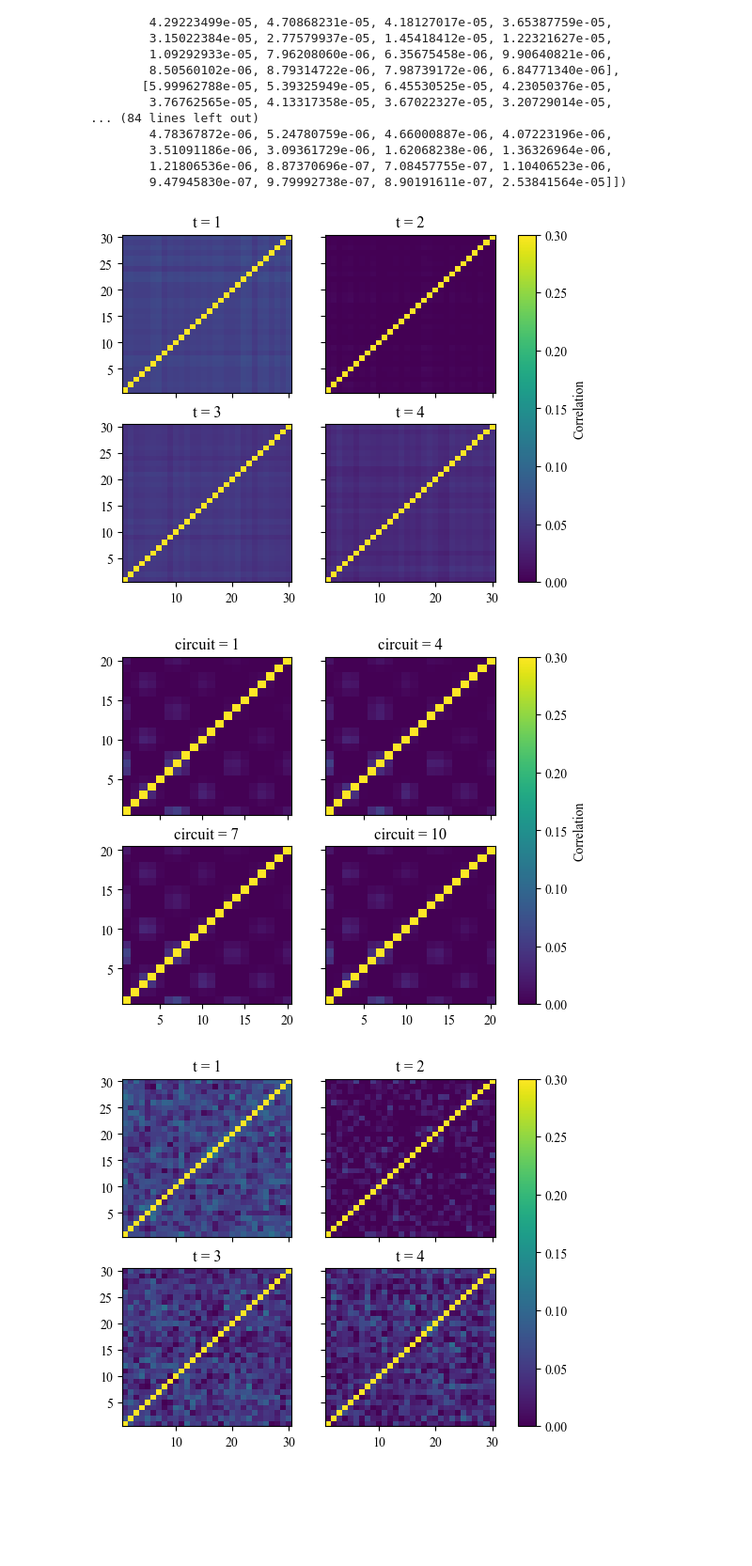
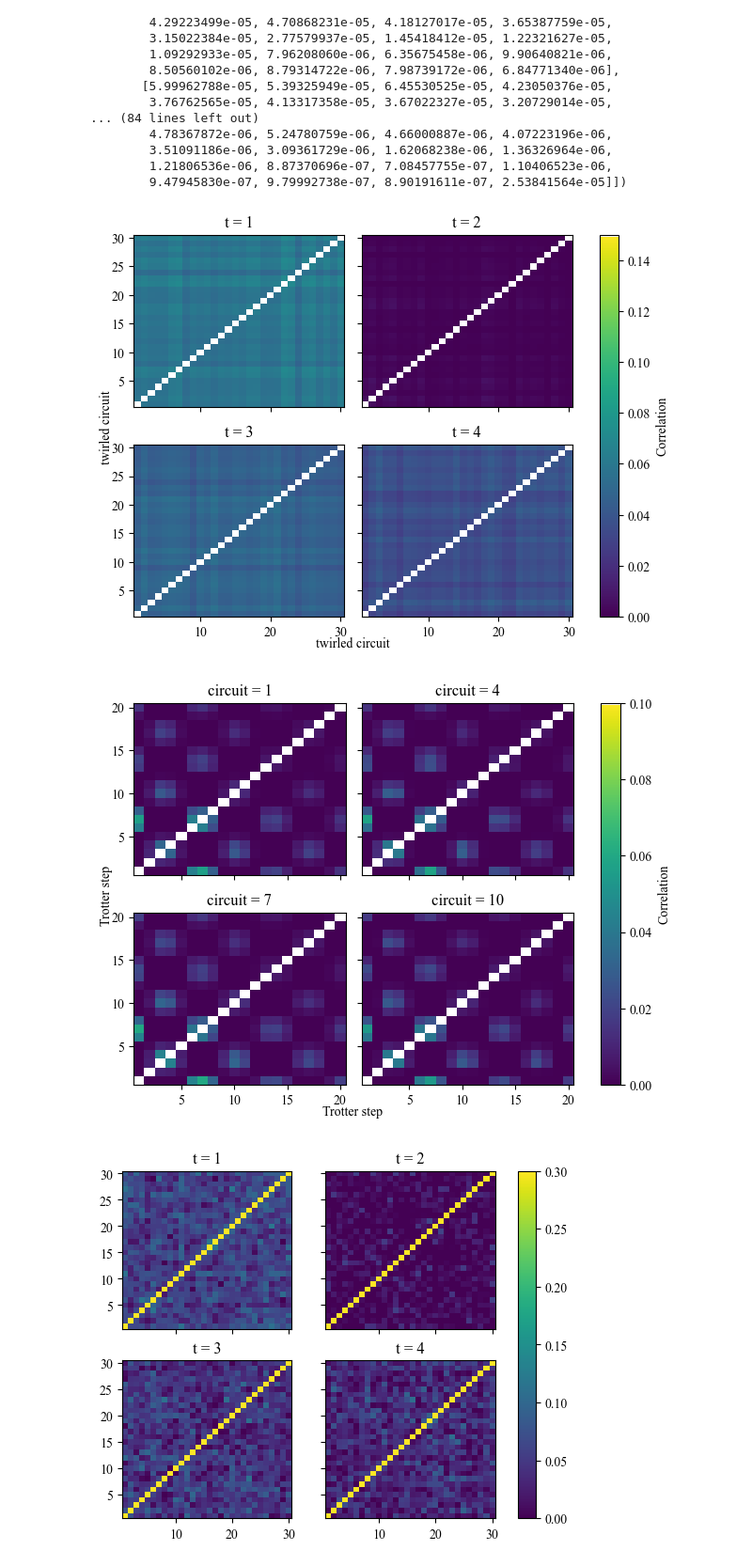
Before and after one commit to hlammiv/z2_matter_qc, a Jupyter notebook: simulation_main/rundata/Untitled.ipynb, the cells around one changed output. Shown at 94% size. Saved outputs shown, nothing was run; the diff lists cells and outputs as text; code cells hidden in the pictures; blank space fills up the shorter version.

```diff
--- a/simulation_main/rundata/Untitled.ipynb
+++ b/simulation_main/rundata/Untitled.ipynb
@@ -81,3 +179,11 @@ plt.savefig('rescalingexample.pdf')
+# %%
+cmap = mpl.colormaps['viridis']
+# %%
+newcolors = cmap(np.linspace(0, 1, 256))
+# %%
+newcolors[-1, :] = np.array([1, 1, 1, 1])
+# %%
+newcmp = ListedColormap(newcolors)
 # %%
 points = file[(3, 1)][1]
 # %%
@@ -126,20 +232,25 @@ file = gv.load('erroranalysis/DataProcessor/readoutcorrelations.pkl')
 # %%
 
 
 x, y = np.meshgrid(np.linspace(1, 30, 30), np.linspace(1, 30, 30))
 
 fig, ax = plt.subplots(ncols=2, nrows=2, sharex=True, sharey=True)
 
 for j in range(4):
     index = 0 + j
     points = gv.evalcorr(file[(3, 1)][:, index])
 
-    c = ax[j // 2, j % 2].pcolormesh(x, y, points, vmin=0, vmax=0.3)
+    c = ax[j // 2, j % 2].pcolormesh(x, y, points, cmap=newcmp, vmin=0, vmax=0.15)
     ax[j // 2, j % 2].set_title('t = {}'.format(j + 1))
+fig.tight_layout()
+fig.text(0.015, 0.5, 'twirled circuit', horizontalalignment='center',
+         verticalalignment='center', rotation=90)
+fig.text(0.425, 0.02, 'twirled circuit', horizontalalignment='center',
+         verticalalignment='center')
 fig.colorbar(c, ax=ax, label='Correlation')
 fig.savefig('correlationsbetweentwirling.pdf')
 # %% [output]
-[figure, old version]
+[figure, new version]
 # %%
 
 
@@ -151,12 +262,17 @@ for j in range(4):
     index = 0 + 3 * j
     points = gv.evalcorr(file[(3, 1)][index])
 
-    c = ax[j // 2, j % 2].pcolormesh(x, y, points, vmin=0, vmax=0.3)
+    c = ax[j // 2, j % 2].pcolormesh(x, y, points, cmap=newcmp, vmin=0, vmax=0.1)
     ax[j // 2, j % 2].set_title('circuit = {}'.format(index + 1))
+fig.tight_layout()
+fig.text(0.015, 0.5, 'Trotter step', horizontalalignment='center',
+         verticalalignment='center', rotation=90)
+fig.text(0.425, 0.02, 'Trotter step', horizontalalignment='center',
+         verticalalignment='center')
 fig.colorbar(c, ax=ax, label='Correlation')
 fig.savefig('correlationsbetweentimesteps.pdf')
 # %% [output]
-[figure, old version]
+[figure, new version]
 # %%
 file = np.load('erroranalysis/DataProcessor/bootstrapreadoutnq=3pnum=1.npy')
 # %%
```
Also changed, not shown: parts of 24 cells of this notebook, 38 other files.
